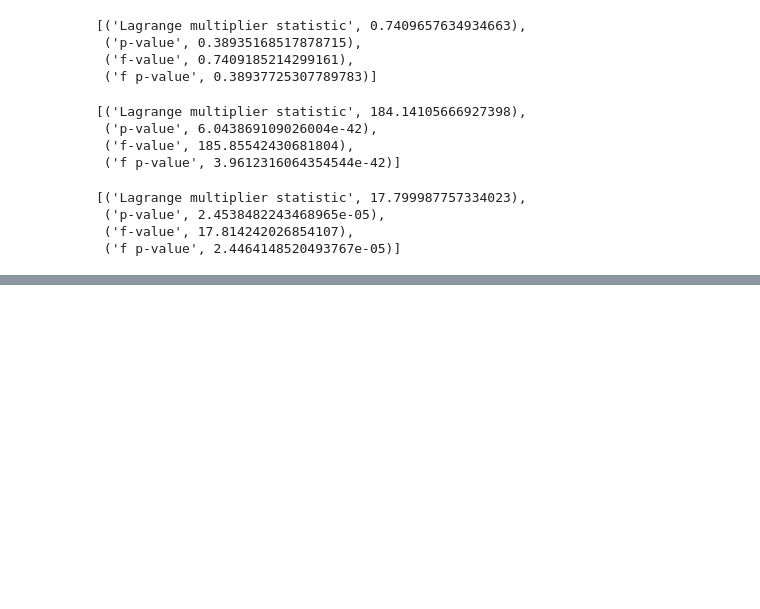
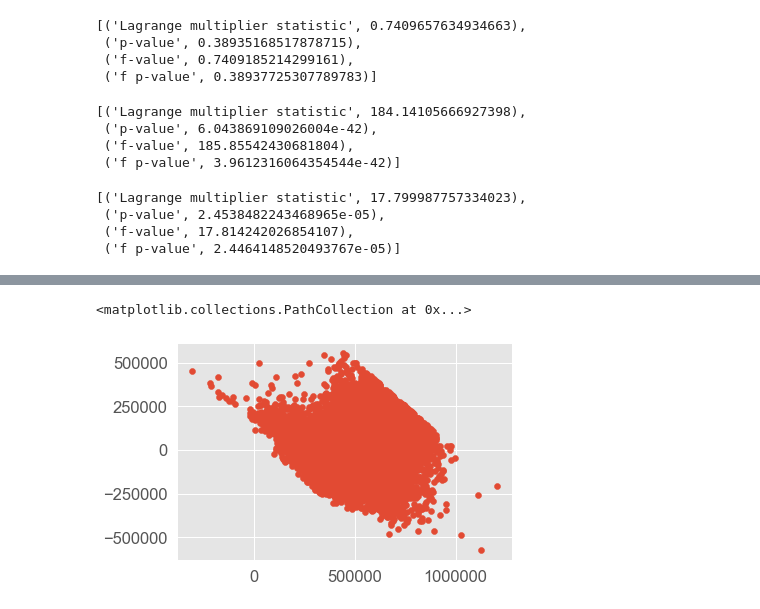
Before and after one commit to mollytjbrown/Project-2-DS, a Jupyter notebook: pricefin.ipynb, the cells around one changed output, grey strips where cells are left out. Cells and saved outputs as stored; diff of their text form; code cells hidden in the pictures; blank space fills up the shorter version.

```diff
--- a/pricefin.ipynb
+++ b/pricefin.ipynb
@@ -1022,0 +1035,6 @@ lzip(names, test)
+# %%
+
+plt.scatter(model.fittedvalues, model.resid)
+# %% [output]
+<matplotlib.collections.PathCollection at 0x...>
+[figure, added]
```
Also changed, not shown: parts of 3 cells of this notebook.
